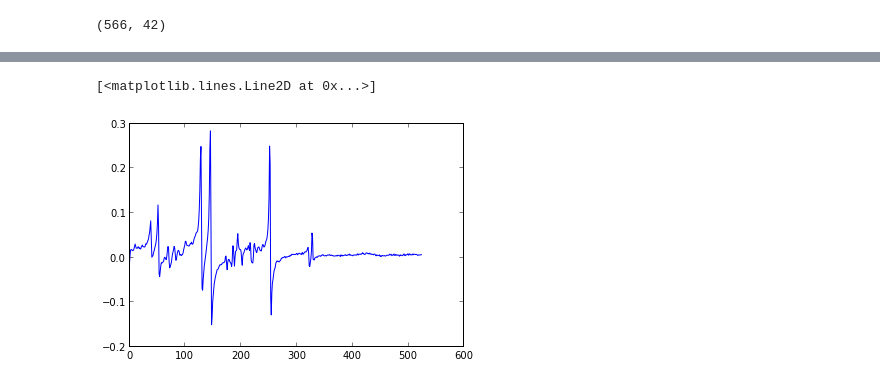
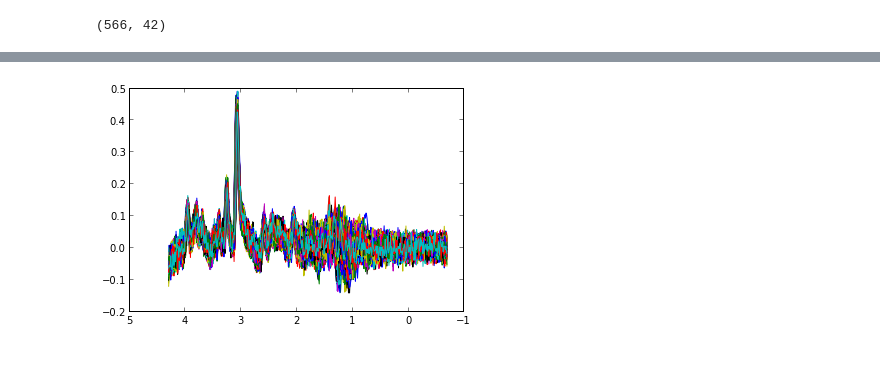
Before and after one commit to cni/MRS, a Jupyter notebook: ipynb/get_the_gaba.ipynb, the cells around one changed output, grey strips where cells are left out. Saved outputs shown, nothing was run; the diff lists cells and outputs as text; code cells hidden in the pictures.

```diff
--- a/ipynb/get_the_gaba.ipynb
+++ b/ipynb/get_the_gaba.ipynb
@@ -119,5 +124,6 @@ ax.invert_xaxis()
-# %%
-plot(np.mean(nonw_sig[0][:,idx].T, -1) )
-# %% [output]
-[<matplotlib.lines.Line2D at 0x...>]
-[figure, removed]
+# %%
+fig, ax = plt.subplots(1)
+ax.plot(f_ppm[idx], echo2[:, idx].T)
+ax.invert_xaxis()
+# %% [output]
+[figure, added]
```
Also changed, not shown: parts of 8 cells of this notebook, 1 other file.
